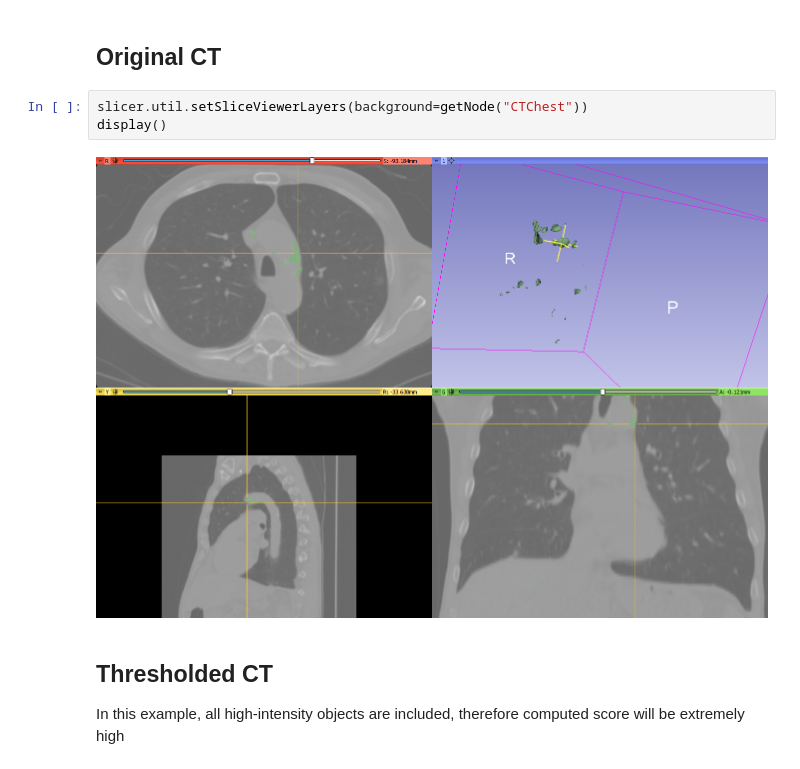
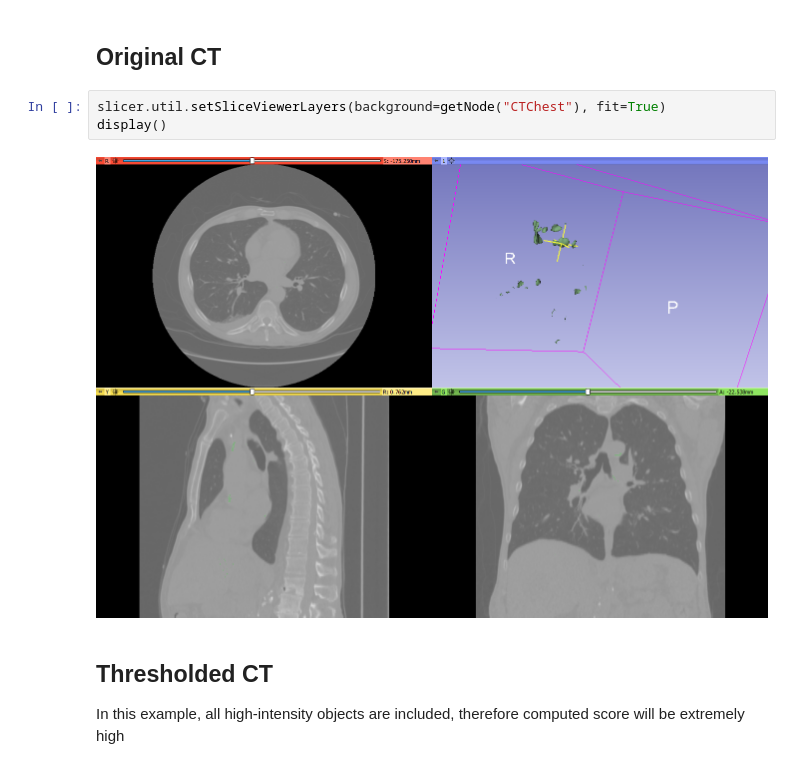
Before and after one commit to lassoan/SlicerNotebookDemos, a Jupyter notebook: CardiacAgatstonScoring.ipynb, the cells around one changed output. Drawn from its saved outputs; the diff is of its cells as text.

Commit message:
Updated CardiacAgatstonScoring to use new slice view fit function

```diff
--- a/CardiacAgatstonScoring.ipynb
+++ b/CardiacAgatstonScoring.ipynb
@@ -18,10 +18,10 @@ Requested file has been found: C:/Users/msliv/AppData/Local/Temp/Slicer/CardiacA
 # %% [markdown]
 ## Original CT
 # %%
-slicer.util.setSliceViewerLayers(background=getNode("CTChest"))
+slicer.util.setSliceViewerLayers(background=getNode("CTChest"), fit=True)
 display()
 # %% [output]
-[figure, old version]
+[figure, new version]
 # %% [markdown]
 ## Thresholded CT
 In this example, all high-intensity objects are included, therefore computed score will be extremely high
```
Also changed, not shown: parts of 1 cell of this notebook.
